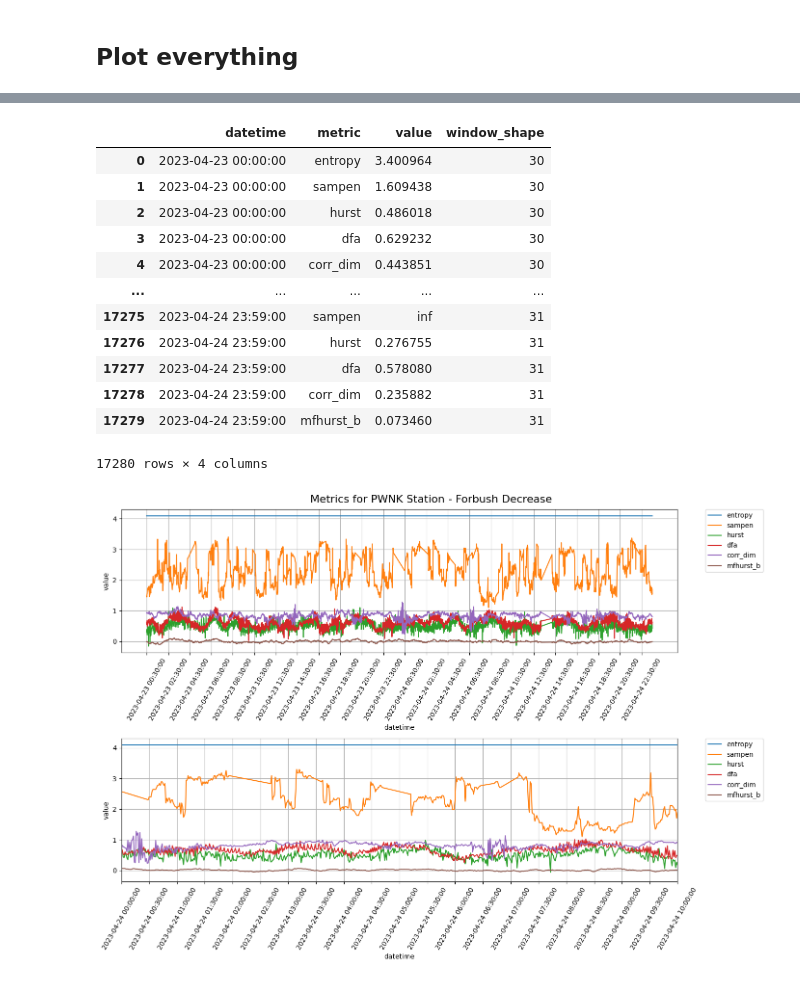
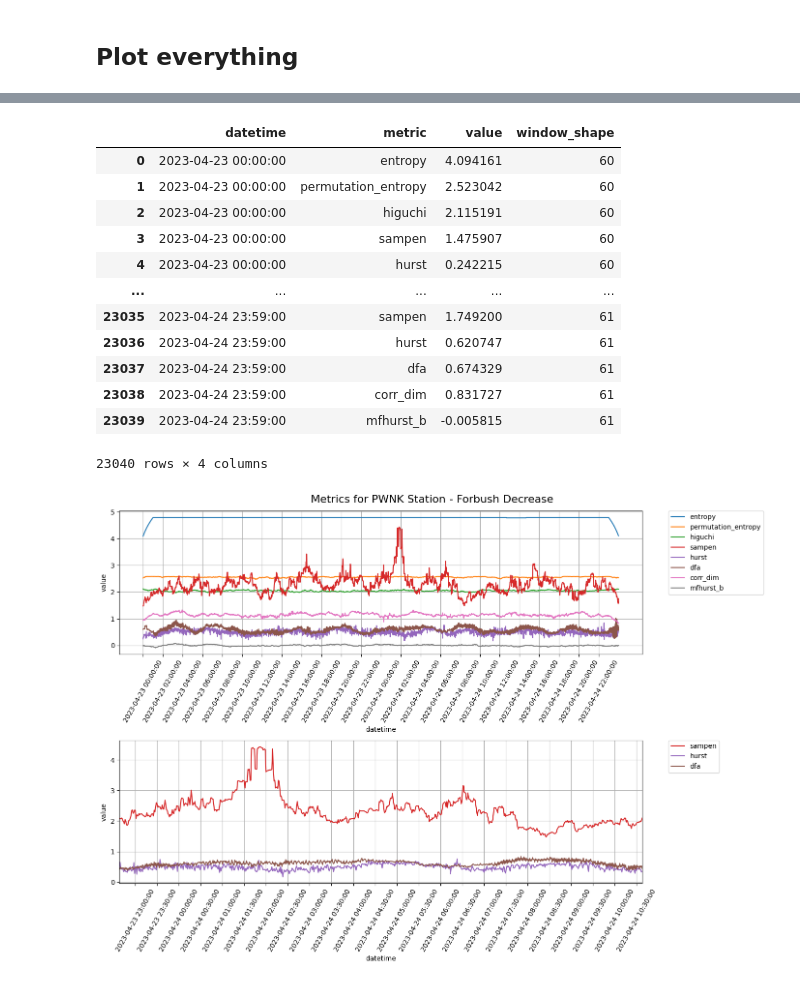
Before and after one commit to dosquisd/NMDB, a Jupyter notebook: 002_calc_some_metrics.ipynb, the cells around one changed output, grey strips where cells are left out. Drawn from its saved outputs; the diff is of its cells as text; code cells hidden in the pictures.

Commit message:
feat: calc new metrics just to test (not so good results to be honest)

```diff
--- a/002_calc_some_metrics.ipynb
+++ b/002_calc_some_metrics.ipynb
@@ -62,7 +65,7 @@ class MetricDetails(TypedDict):
 
 
 # Unit terms
-WINDOW_SIZE = 60  # 1 unit === 1 minute each window
+WINDOW_SIZE = 120  # 1 unit === 1 minute each window
 
 # Datetime terms
 # WINDOW_SIZE = "60min"
@@ -73,6 +76,17 @@ METRICS: Dict[str, MetricDetails] = {
     "entropy": {
         "func": lambda x, kwargs: entropy(x, **kwargs),
         "kwargs": {},
+    },
+
+    # AntroPy metrics
+    "permutation_entropy": {
+        "func": lambda x, kwargs: perm_entropy(x, **kwargs),
+        "kwargs": {"normalize": False, "order": 3, "delay": 1},  # Default parameters
+    },
+
+    "higuchi": {
+        "func": lambda x, kwargs: higuchi_fd(x, **kwargs),
+        "kwargs": {"kmax": 10},
     },
 
     # Search for more metrics
@@ -235,60 +256,88 @@ df_plot = pd.DataFrame(data)
 df_plot
 # %% [output]
 |  | datetime | metric | value | window_shape |
-| 0 | 2023-04-23 00:00:00 | entropy | 3.400964 | 30 |
-| 1 | 2023-04-23 00:00:00 | sampen | 1.609438 | 30 |
-| 2 | 2023-04-23 00:00:00 | hurst | 0.486018 | 30 |
-| 3 | 2023-04-23 00:00:00 | dfa | 0.629232 | 30 |
-| 4 | 2023-04-23 00:00:00 | corr_dim | 0.443851 | 30 |
+| 0 | 2023-04-23 00:00:00 | entropy | 4.094161 | 60 |
+| 1 | 2023-04-23 00:00:00 | permutation_entropy | 2.523042 | 60 |
+| 2 | 2023-04-23 00:00:00 | higuchi | 2.115191 | 60 |
+| 3 | 2023-04-23 00:00:00 | sampen | 1.475907 | 60 |
+| 4 | 2023-04-23 00:00:00 | hurst | 0.242215 | 60 |
 | ... | ... | ... | ... | ... |
-| 17275 | 2023-04-24 23:59:00 | sampen | inf | 31 |
-| 17276 | 2023-04-24 23:59:00 | hurst | 0.276755 | 31 |
-| 17277 | 2023-04-24 23:59:00 | dfa | 0.578080 | 31 |
-| 17278 | 2023-04-24 23:59:00 | corr_dim | 0.235882 | 31 |
-| 17279 | 2023-04-24 23:59:00 | mfhurst_b | 0.073460 | 31 |
+| 23035 | 2023-04-24 23:59:00 | sampen | 1.749200 | 61 |
+| 23036 | 2023-04-24 23:59:00 | hurst | 0.620747 | 61 |
+| 23037 | 2023-04-24 23:59:00 | dfa | 0.674329 | 61 |
+| 23038 | 2023-04-24 23:59:00 | corr_dim | 0.831727 | 61 |
+| 23039 | 2023-04-24 23:59:00 | mfhurst_b | -0.005815 | 61 |
-17280 rows × 4 columns
+23040 rows × 4 columns
 # %%
-def plot_metrics(df: pd.DataFrame, ax: plt.Axes, freq_date_range: str = "") -> None:
+def plot_metrics(
+    df: pd.DataFrame,
+    ax: plt.Axes,
+    metrics: list[str] = ["*"],
+    freq_date_range: str = "",
+    colors: dict[str, str] = None,
+) -> None:
+    if "*" not in metrics:
+        try:
+            plot_df = df[df["metric"].isin(metrics)]
+        except KeyError:
+            plot_df = df.copy()
+    else:  # If all metrics are requested or it's an empty list
+        plot_df = df.copy()
+
     sns.lineplot(
-        data=df,
+        data=plot_df,
         x="datetime",
         y="value",
         hue="metric",
         ax=ax,
+        palette=colors,
     )
 
     if freq_date_range:
         date_range = pd.date_range(
-            start=df["datetime"].min(),
-            end=df["datetime"].max(),
+            start=plot_df["datetime"].min(),
+            end=plot_df["datetime"].max(),
             freq=freq_date_range,
         ).to_list()
 
         ax.set_xticks(
             ticks=date_range,
             labels=list(map(lambda x: x.strftime("%Y-%m-%d %H:%M:%S"), date_range)),
             rotation=60,
         )
 
     ax.grid()
     ax.legend(bbox_to_anchor=(1.05, 1), loc="upper left", borderaxespad=0.0)
 
 
 fig, axes = plt.subplots(2, 1, figsize=(14, 10))
 
 # Plotting all metrics for the PWNK station of all time serie
 plot_metrics(df_plot, axes[0], freq_date_range="2h")
 
+colors = {}
+for line in axes[0].get_lines():
+    label = line.get_label()
+    color = line.get_color()
+    if label and not label.startswith('_'):  # Skip unnamed lines
+        colors[label] = color
+
 # Limiting the x-axis to a specific date range where the Forbush Decrease is more evident
-plot_metrics(df_plot, axes[1], freq_date_range="30min")
+plot_metrics(
+    df_plot,
+    axes[1],
+    freq_date_range="30min",
+    colors=colors,
+    metrics=["sampen", "dfa", "hurst"],  # # Metrics important for me
+)
 axes[1].set_xlim(
-    pd.to_datetime("2023-04-24 00:00:00"),
-    pd.to_datetime("2023-04-24 10:00:00"),
+    pd.to_datetime("2023-04-23 22:38:00"),
+    pd.to_datetime("2023-04-24 10:38:00"),
 )
 
 fig.suptitle("Metrics for PWNK Station - Forbush Decrease", fontsize=16)
 
 fig.tight_layout()
 plt.show()
 # %% [output]
-[figure, old version]
+[figure, new version]
```
Also changed, not shown: parts of 5 cells of this notebook, 3 other files.
